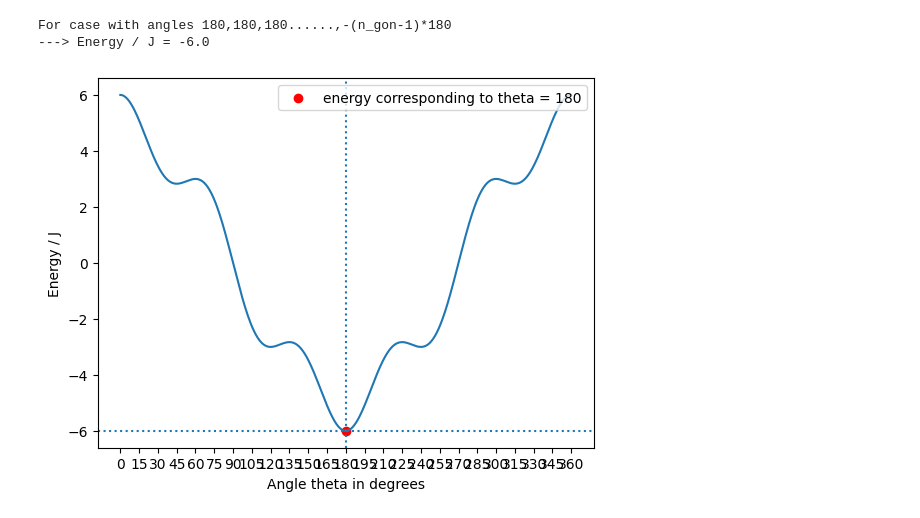
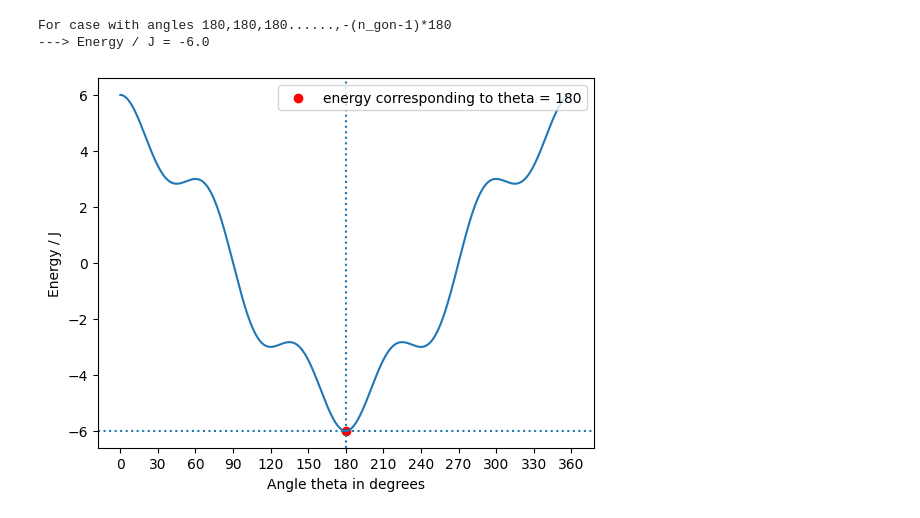
Before and after one commit to ronakchhajed2002-hue/ms_thesis_work, a Jupyter notebook: 31-07-26/Energy_calc.ipynb, the cells around one changed output. Cells and saved outputs as stored; diff of their text form; code cells hidden in the pictures.

```diff
--- a/31-07-26/Energy_calc.ipynb
+++ b/31-07-26/Energy_calc.ipynb
@@ -3,45 +3,49 @@ import matplotlib.pyplot as plt
 import numpy as np
 # %%
 #Functions
-def Energy_theta_n(theta_n):
-    E_theta_n = np.sum(np.cos(theta_n))
-    return E_theta_n
+def Energy_n(theta_n):
+    Energy_n = np.sum(np.cos(theta_n))
+    return Energy_n
+
+def Energy_min_n(n_gon, theta_r):
+    E_theta = (n_gon -1) * np.cos(theta_r) + np.cos((n_gon -1) * theta_r)
+    return E_theta
 # %%
 # Ploting Energy vs theta
 # considering  J>0 that
 
 #number of sides of a polygon, n_gon > 0
 n_gon = 6
 
 #Case with angles 180,180,180......,-(n_gon-1)*180
 theta_n = np.zeros(n_gon) + np.array([180])
 theta_n[n_gon - 1] = 0
 theta_n[n_gon - 1] = (-1) * np.sum(theta_n)
 theta_n = np.radians(theta_n)
-energy = Energy_theta_n(theta_n)
+energy_n = Energy_n(theta_n)
 print("For case with angles 180,180,180......,-(n_gon-1)*180")
-print(f"---> Energy / J = {energy}")
+print(f"---> Energy / J = {energy_n}")
 
 theta_d = np.linspace(0, 360, 500)
 theta_r = np.radians(theta_d)
 
 #By using necessary conditon for minima for partial derivatives = 0, we get all thetas equal
-E_theta = (n_gon -1) * np.cos(theta_r) + np.cos((n_gon -1) * theta_r)
+E_theta = Energy_min_n(n_gon, theta_r)
 
 #plotting energy vs theta
-xticks = np.linspace(0, 360, n_gon*4 + 1)
-yticks = (n_gon -1) * np.cos(xticks) + np.cos((n_gon -1) * xticks)
+xticks = np.linspace(0, 360, 13)
+yticks = Energy_min_n(n_gon, xticks)
 plt.plot(theta_d, E_theta)
 plt.xlabel("Angle theta in degrees")
 plt.ylabel("Energy / J")
 plt.xticks(xticks)
-plt.scatter(180, energy, label="energy corresponding to theta = 180", color="red")
-plt.axhline(y=energy, linestyle=':')
+plt.scatter(180, energy_n, label="energy corresponding to theta = 180", color="red")
+plt.axhline(y=energy_n, linestyle=':')
 plt.axvline(x=180, linestyle=':')
 plt.legend(loc='upper right')
 plt.savefig('energy_plot.png', dpi=300)
 plt.show()
 # %% [output]
 For case with angles 180,180,180......,-(n_gon-1)*180
 ---> Energy / J = -6.0
-[figure, old version]
+[figure, new version]
```
Also changed, not shown: 1 other file.
